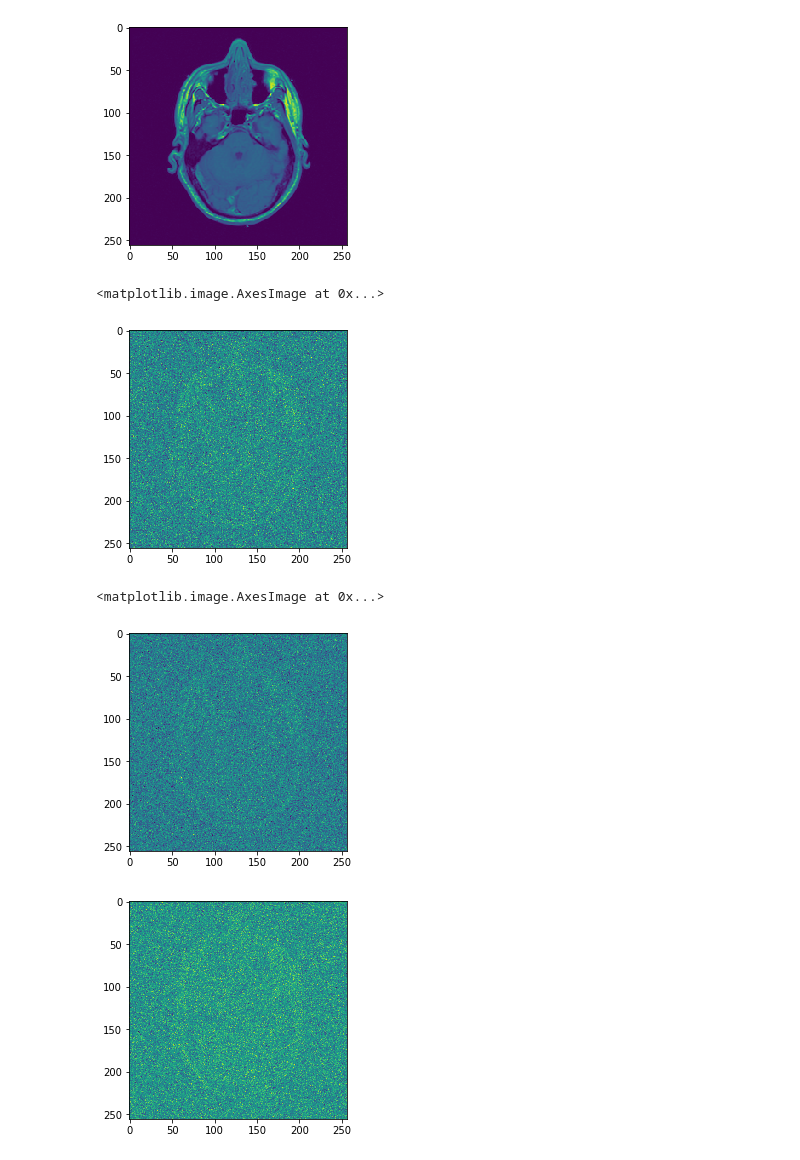
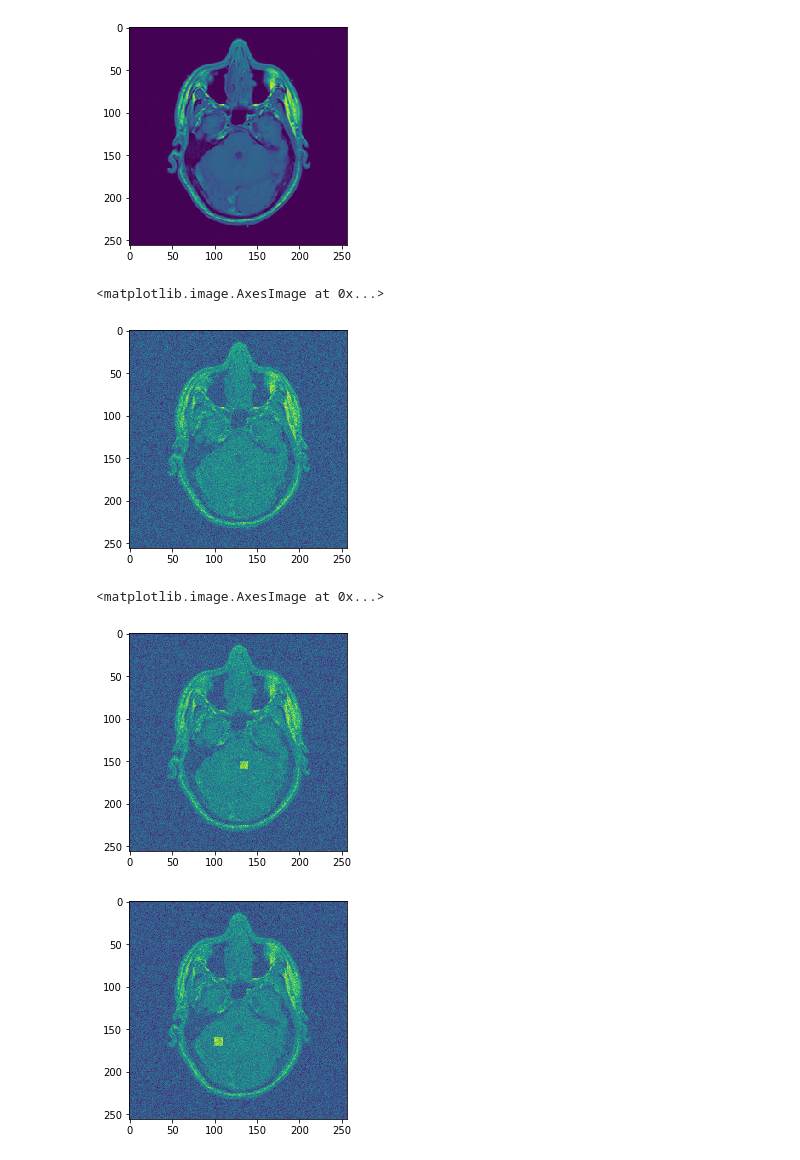
Before and after one commit to olethrosdc/ml-society-science, a Jupyter notebook: src/reproducibility/mri_analysis.ipynb, the cells around one changed output. Cells and saved outputs as stored; diff of their text form; code cells hidden in the pictures.

```diff
--- a/src/reproducibility/mri_analysis.ipynb
+++ b/src/reproducibility/mri_analysis.ipynb
@@ -2,9 +2,10 @@
 # Set up parameters for image generation
 width=256
 height=256
-positive_signal_level = 0.1 # how much signal to add for positive and negative observations
-negative_signal_level = 0.1 # how much signal to add for positive and negative observations
-noise_level = 1 # how much noise to add
+positive_signal_level = 0.5 # how much signal to add for positive and negative observations
+negative_signal_level = 0.5 # how much signal to add for positive and negative observations
+noise_level = 0.1 # how much noise to add
+spurious_activity = 0
 error_probability = 0.05 # the probability of making an error for individual points
 # %%
 # plotting
@@ -33,22 +34,26 @@ noise = np.random.normal(size=img.shape, scale=noise_level)
 plt.imshow(img + noise)
 # %% [output]
 <matplotlib.image.AxesImage at 0x...>
-[figure, old version]
+[figure, new version]
 # %%
 #OK, let us now use this idea to create two types of images.
-def generate_image(xloc, yloc, signal, noise, src_img):
+def generate_image(xloc, yloc, signal, noise, spurious_activity, src_img):
     img= src_img.copy() + np.random.normal(size=src_img.shape, scale=noise)
-    img[xloc:xloc+30,yloc:yloc+30] += signal
+    img[xloc:xloc+10,yloc:yloc+10] += signal
+    for i in range(spurious_activity):
+        xrand = int(np.random.uniform(50,200))
+        yrand = int(np.random.uniform(50,200))
+        img[xrand:xrand+10,yrand:yrand+10] += signal
     return img
 
 plt.figure(1)
-plt.imshow(generate_image(150, 130, signal=positive_signal_level, noise=noise_level, src_img=img))
+plt.imshow(generate_image(150, 130, signal=positive_signal_level, noise=noise_level, spurious_activity=spurious_activity, src_img=img))
 plt.figure(2)
-plt.imshow(generate_image(160, 100, signal=negative_signal_level, noise=noise_level, src_img=img))
+plt.imshow(generate_image(160, 100, signal=negative_signal_level, noise=noise_level, spurious_activity=spurious_activity, src_img=img))
 # %% [output]
 <matplotlib.image.AxesImage at 0x...>
-[figure, old version]
+[figure, new version]
-[figure, old version]
+[figure, new version]
 # %%
 # Create a few example images
 n_subjects = 100
```
Also changed, not shown: parts of 3 cells of this notebook.
